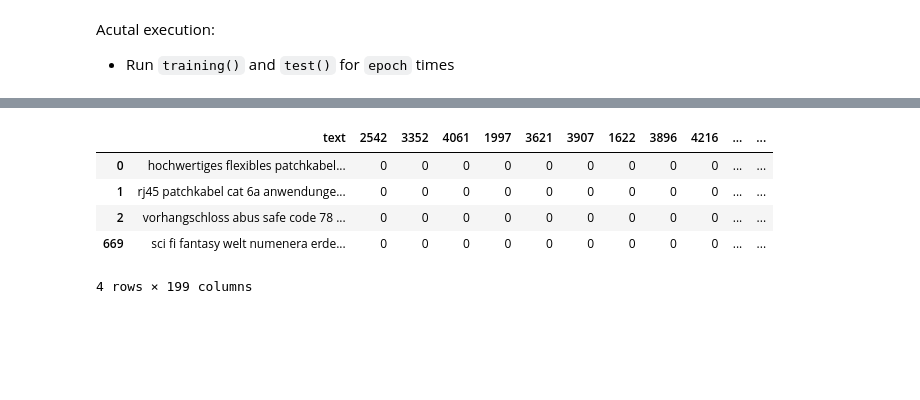
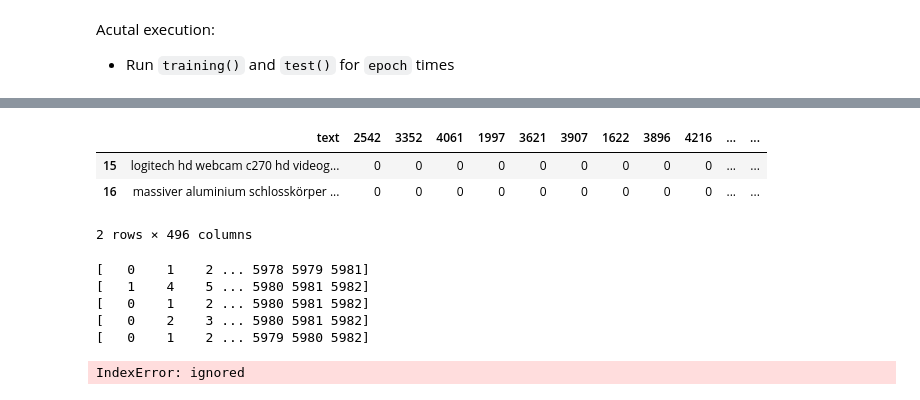
Before and after one commit to szymonrucinski/bert-knows-categories, a Jupyter notebook: BertMultiLabelClassifier.ipynb, the cells around one changed output, grey strips where cells are left out. Saved outputs shown, nothing was run; the diff lists cells and outputs as text; code cells hidden in the pictures; blank space fills up the shorter version.

```diff
--- a/BertMultiLabelClassifier.ipynb
+++ b/BertMultiLabelClassifier.ipynb
@@ -271,12 +266,24 @@ for idx, (data, image) in enumerate(dataset):
 # %%
 trainData.drop(columns='index',inplace=True)
-# %%
-trainData.loc[[0,1,2,669]]
-# %% [output]
-|  | text | 2542 | 3352 | 4061 | 1997 | 3621 | 3907 | 1622 | 3896 | 4216 | ... | ... |
-| 0 | hochwertiges flexibles patchkabel... | 0 | 0 | 0 | 0 | 0 | 0 | 0 | 0 | 0 | ... | ... |
-| 1 | rj45 patchkabel cat 6a anwendunge... | 0 | 0 | 0 | 0 | 0 | 0 | 0 | 0 | 0 | ... | ... |
-| 2 | vorhangschloss abus safe code 78 ... | 0 | 0 | 0 | 0 | 0 | 0 | 0 | 0 | 0 | ... | ... |
-| 669 | sci fi fantasy welt numenera erde... | 0 | 0 | 0 | 0 | 0 | 0 | 0 | 0 | 0 | ... | ... |
-4 rows × 199 columns
+# %%
+train_df.iloc[[15,16]]
+# %% [output]
+|  | text | 2542 | 3352 | 4061 | 1997 | 3621 | 3907 | 1622 | 3896 | 4216 | ... | ... |
+| 15 | logitech hd webcam c270 hd videog... | 0 | 0 | 0 | 0 | 0 | 0 | 0 | 0 | 0 | ... | ... |
+| 16 | massiver aluminium schlosskörper ... | 0 | 0 | 0 | 0 | 0 | 0 | 0 | 0 | 0 | ... | ... |
+2 rows × 496 columns
+# %%
+for train_index , test_index in kfold.split(train_df):
+  print(train_index)
+# %% [output]
+[   0    1    2 ... 5978 5979 5981]
+[   1    4    5 ... 5980 5981 5982]
+[   0    1    2 ... 5980 5981 5982]
+[   0    2    3 ... 5980 5981 5982]
+[   0    1    2 ... 5979 5980 5982]
+# %%
+  for sentences, labels in train_loader:
+    print('XD')
+# %% [output]
+IndexError: ignored
 # %%
```
Also changed, not shown: parts of 8 cells of this notebook.
